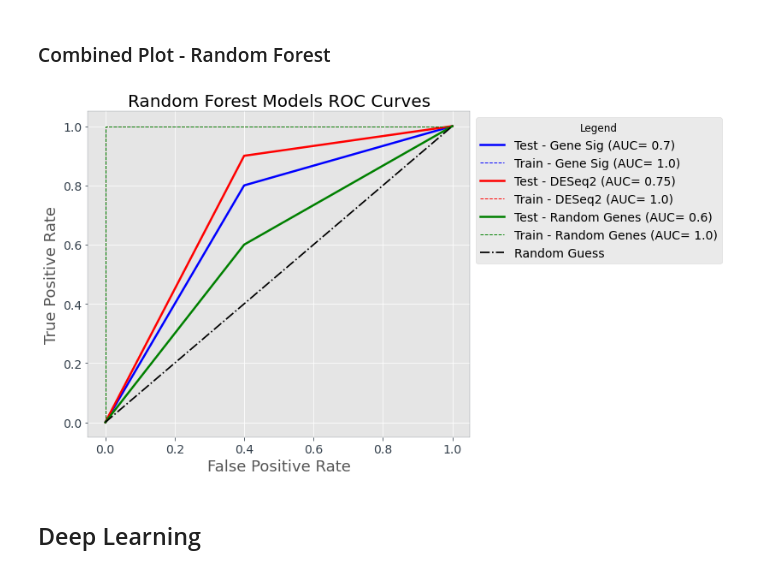
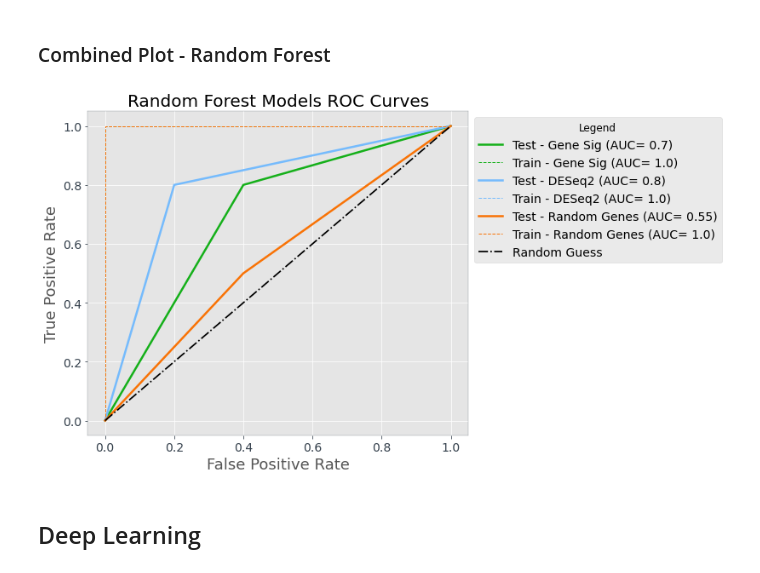
Before and after one commit to hzorkic/machine_learning_and_molecular_docking_for_drug_discovery, a Jupyter notebook: COAD Analysis.ipynb, the cells around one changed output. Drawn from its saved outputs; the diff is of its cells as text; code cells hidden in the pictures.

```diff
--- a/COAD Analysis.ipynb
+++ b/COAD Analysis.ipynb
@@ -115,9 +115,10 @@ df_gene_sig.head(10)
 df_deseq=pd.read_csv('top_genes.csv') # load
 df_deseq.drop(labels=['baseMean','lfcSE','stat','pvalue'],axis=1,inplace=True)
 df_deseq.rename(columns={'Unnamed: 0':'genes'},inplace=True)
+df_deseq=df_deseq.head(100)
 # Filter out by fold change
 s0=np.shape(df_deseq)[0]
-df_deseq=df_deseq[np.abs(df_deseq['log2FoldChange'])>3]
+#df_deseq=df_deseq[np.abs(df_deseq['log2FoldChange'])>3]
 s0=s0-np.shape(df_deseq)[0]
 
 
@@ -125,6 +126,7 @@ s0=s0-np.shape(df_deseq)[0]
 df_SEQ=df[df_deseq['genes'].to_list()]
 
 # filter out less expressed genes
+'''
 count=0; # keep track of how many genese removed
 thresh=15 # min number of samples needed
 for col in df_SEQ.columns.to_list():
@@ -136,7 +138,7 @@ for col in df_SEQ.columns.to_list():
 
 print("Removed %d genes. These genes did not meet 10 sample mininum. Or have log fold >2 \nWe have %d genes left \
 "%(count+s0,len(df_SEQ.columns.to_list())))
-
-
+'''
+print(np.shape(df_SEQ))
 df_SEQ.head()
 # %% [output]
@@ -615,7 +648,7 @@ AUC: 0.7000
 x_train, x_test, y_train, y_test = train_test_split(df_SEQ, target_binary, test_size=15,shuffle=True, random_state=12)
 
 # Initialize random forest mode
-rfc_seq = RandomForestClassifier()
+rfc_seq = RandomForestClassifier(min_samples_split=5)
 # %% [markdown]
 ### Train Model - DESeq2 - RF
 # %%
@@ -697,40 +730,40 @@ AUC: 0.5500
 fig =plt.figure(figsize=(8,7))
 
 # Plot Gene Sig
 test_label='Test - Gene Sig (AUC= '+str(round(auc_test_gs_rf,2))+')'
-plt.plot(fpr_test_gs_rf, tpr_test_gs_rf,'b', label=test_label,linewidth=2.5)
+plt.plot(fpr_test_gs_rf, tpr_test_gs_rf,'b', label=test_label,linewidth=2.5,color='xkcd:green')
 train_label='Train - Gene Sig (AUC= '+str(auc_train_gs_rf)+')'
-plt.plot(fpr_train_gs_rf, tpr_train_gs_rf, '--b',label=train_label,linewidth=1)
+plt.plot(fpr_train_gs_rf, tpr_train_gs_rf, '--b',label=train_label,linewidth=1,color='xkcd:green')
 #plt.fill_between(base_fpr, tprs_lower_gs, tprs_upper_gs, color='grey', alpha=0.3,label='STD 1')
 
 
 # Plot DESEQ
 test_label='Test - DESeq2 (AUC= '+str(round(auc_test_seq_rf,2))+')'
-plt.plot(fpr_test_seq_rf, tpr_test_seq_rf,'r', label=test_label,linewidth=2.5)
+plt.plot(fpr_test_seq_rf, tpr_test_seq_rf,'r', label=test_label,linewidth=2.5,color='xkcd:sky blue')
 train_label='Train - DESeq2 (AUC= '+str(auc_train_seq_rf)+')'
-plt.plot(fpr_train_seq_rf, tpr_train_seq_rf, '--r',label=train_label,linewidth=1)
+plt.plot(fpr_train_seq_rf, tpr_train_seq_rf, '--r',label=train_label,linewidth=1,color='xkcd:sky blue')
 #plt.fill_between(base_fpr, tprs_lower_deseq, tprs_upper_deseq, color='grey', alpha=0.3,label='STD 1')
 
 # Plot Random
 test_label='Test - Random Genes (AUC= '+str(round(auc_test_rand_rf,2))+')'
-plt.plot(fpr_test_rand_rf, tpr_test_rand_rf,'g', label=test_label,linewidth=2.5)
+plt.plot(fpr_test_rand_rf, tpr_test_rand_rf,'g', label=test_label,linewidth=2.5,color='xkcd:orange')
 train_label='Train - Random Genes (AUC= '+str(auc_train_rand_rf)+')'
-plt.plot(fpr_train_rand_rf, tpr_train_rand_rf, '--g',label=train_label,linewidth=1)
+plt.plot(fpr_train_rand_rf, tpr_train_rand_rf, '--g',label=train_label,linewidth=1,color='xkcd:orange')
 #plt.fill_between(base_fpr, tprs_lower_rand, tprs_upper_rand, color='grey', alpha=0.3,label='STD 1')
 
 
 # Labels and Plot settings
 plt.plot([0, 1], [0, 1],'-.k',label='Random Guess',linewidth=1.75)
 plt.ylabel('True Positive Rate',fontsize=18)
 plt.xlabel('False Positive Rate',fontsize=18)
 plt.title('Random Forest Models ROC Curves',fontsize=20)
 plt.legend(title='Legend', bbox_to_anchor=(1, 1), loc='upper left',fontsize=14)
 plt.rcParams['legend.title_fontsize'] = 'large'
 plt.xticks(fontsize=14)
 plt.yticks(fontsize=14)
 plt.show()
 # %% [output]
-[figure, old version]
+[figure, new version]
 # %% [markdown]
 ## Deep Learning
 # %% [markdown]
```
Also changed, not shown: parts of 36 cells of this notebook, 1 other file.
